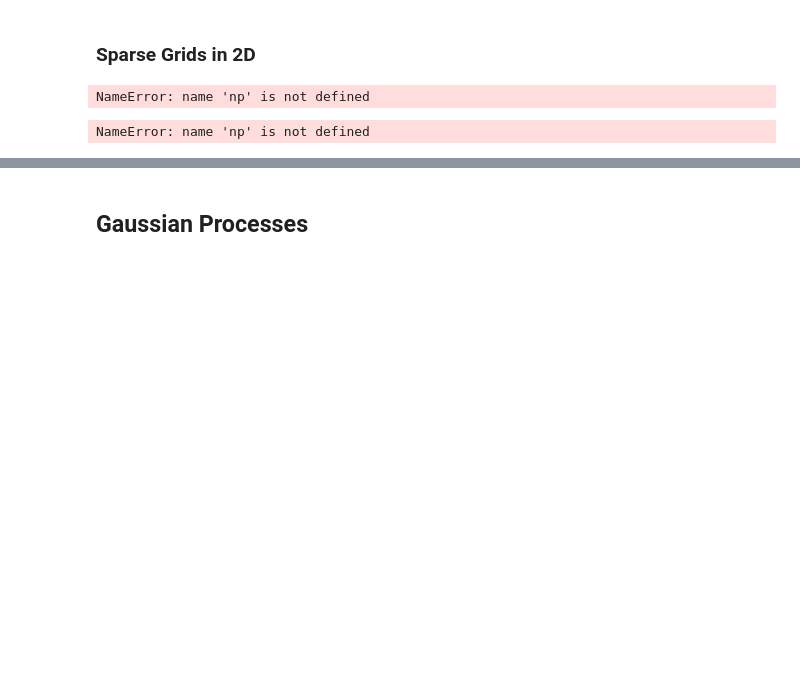
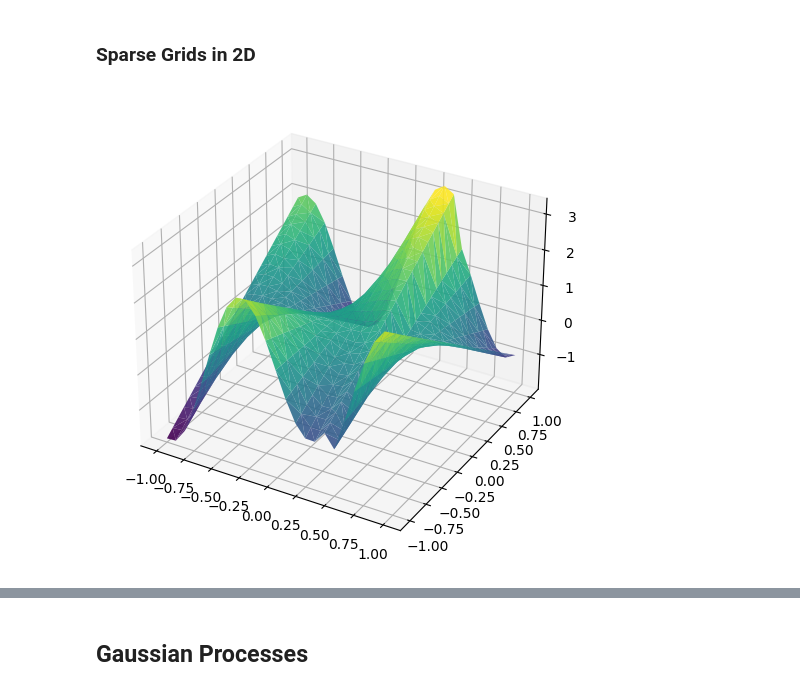
Before and after one commit to marcdelabarrera/14_462, a Jupyter notebook: recitation_1/recitation_1.ipynb, the cells around one changed output, grey strips where cells are left out. Saved outputs shown, nothing was run; the diff lists cells and outputs as text; code cells hidden in the pictures; blank space fills up the shorter version.

```diff
--- a/recitation_1/recitation_1.ipynb
+++ b/recitation_1/recitation_1.ipynb
@@ -136,17 +140,16 @@ for k in range(refinement_level):
 ### Sparse Grids in 2D
 # %%
 def function_2d(x:np.ndarray)->np.ndarray:
-    return np.sin(2*x[:,[0]])*np.cos(5*x[:,[1]])+x[:,[0]]
+    return np.sin(5*x[:,[0]])*(2*x[:,[1]])+x[:,[0]]+(x[:,[0]]<0.5)
-# %% [output]
-NameError: name 'np' is not defined
 # %%
-X = np.mgrid[-1:1:50j,-1:1:50j].reshape(-1,2,order='F')
+X = np.meshgrid(np.linspace(-1, 1, 25), np.linspace(-1, 1, 25))
+X = np.column_stack((X[0].ravel(), X[1].ravel()))
 Y = function_2d(X)
 
 fig = plt.figure()
 ax = plt.axes(projection='3d')
-ax.plot_trisurf(X[:,0],X[:,1],Y.flatten())
+ax.plot_trisurf(X[:,0],X[:,1],Y.flatten(),alpha=0.9,cmap='viridis')
 fig.show()
 # %% [output]
-NameError: name 'np' is not defined
+[figure, added]
 # %%
```
Also changed, not shown: parts of 21 cells of this notebook.
